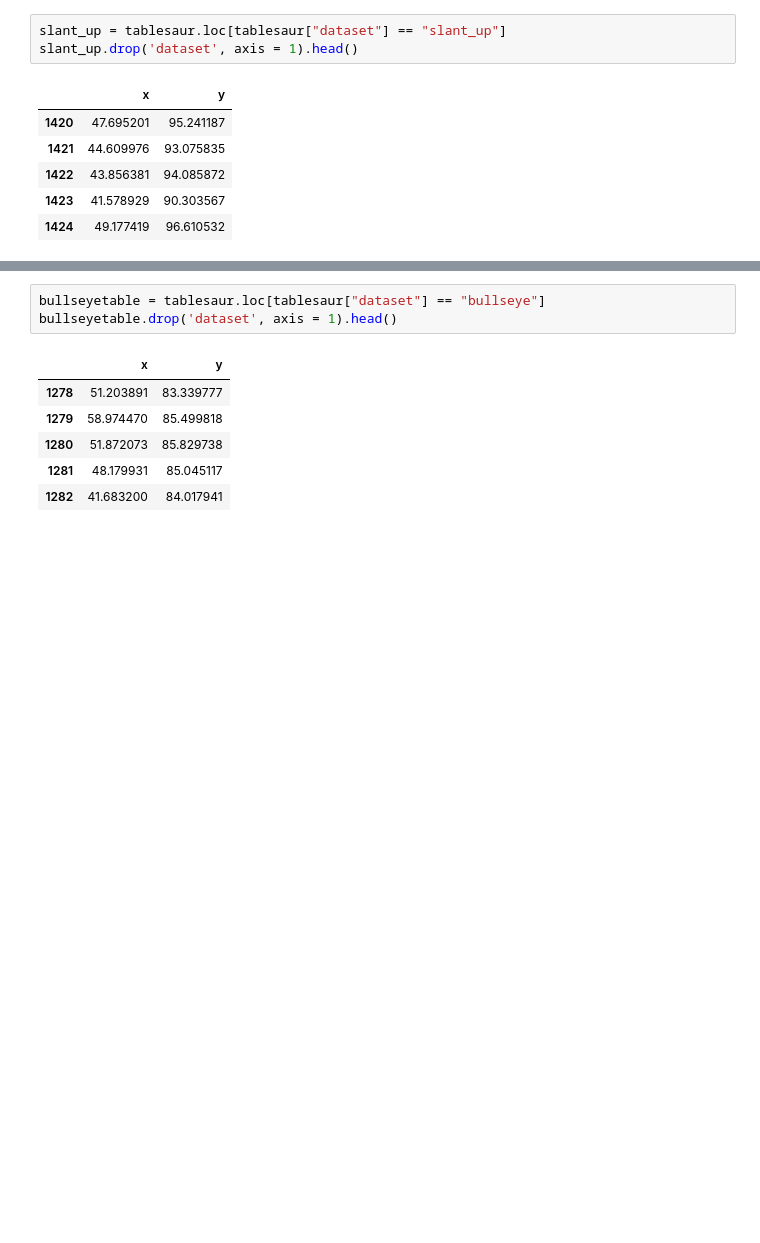
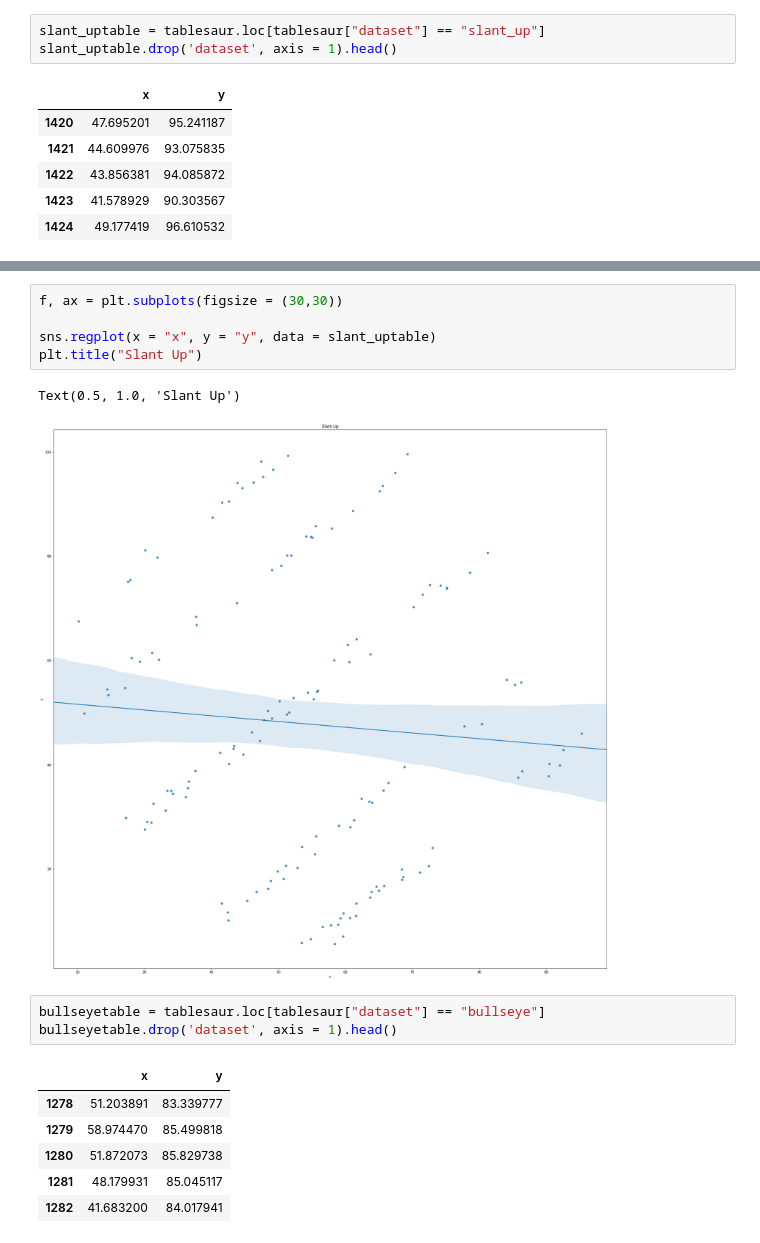
Before and after one commit to TSGreenwood/datasaurus_visual_explorations, a Jupyter notebook: same_stats_different_graphs.ipynb, the cells around one changed output, grey strips where cells are left out. Saved outputs shown, nothing was run; the diff lists cells and outputs as text; blank space fills up the shorter version.

```diff
--- a/same_stats_different_graphs.ipynb
+++ b/same_stats_different_graphs.ipynb
@@ -138,6 +155,6 @@ slant_downtable.drop('dataset', axis = 1).head()
 # %%
-slant_up = tablesaur.loc[tablesaur["dataset"] == "slant_up"]
-slant_up.drop('dataset', axis = 1).head()
+slant_uptable = tablesaur.loc[tablesaur["dataset"] == "slant_up"]
+slant_uptable.drop('dataset', axis = 1).head()
 # %% [output]
 |  | x | y |
 | 1420 | 47.695201 | 95.241187 |
@@ -148,3 +176,11 @@ slant_up.drop('dataset', axis = 1).head()
+# %%
+f, ax = plt.subplots(figsize = (30,30))
+
+sns.regplot(x = "x", y = "y", data = slant_uptable)
+plt.title("Slant Up")
+# %% [output]
+Text(0.5, 1.0, 'Slant Up')
+[figure, added]
 # %%
 bullseyetable = tablesaur.loc[tablesaur["dataset"] == "bullseye"]
 bullseyetable.drop('dataset', axis = 1).head()
```
Also changed, not shown: parts of 15 cells of this notebook.
